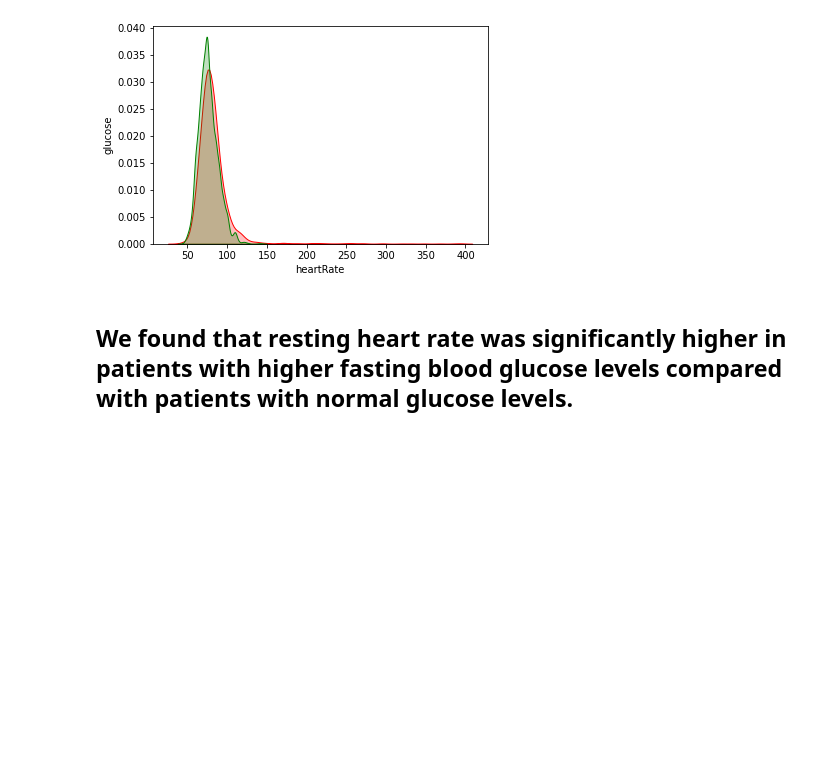
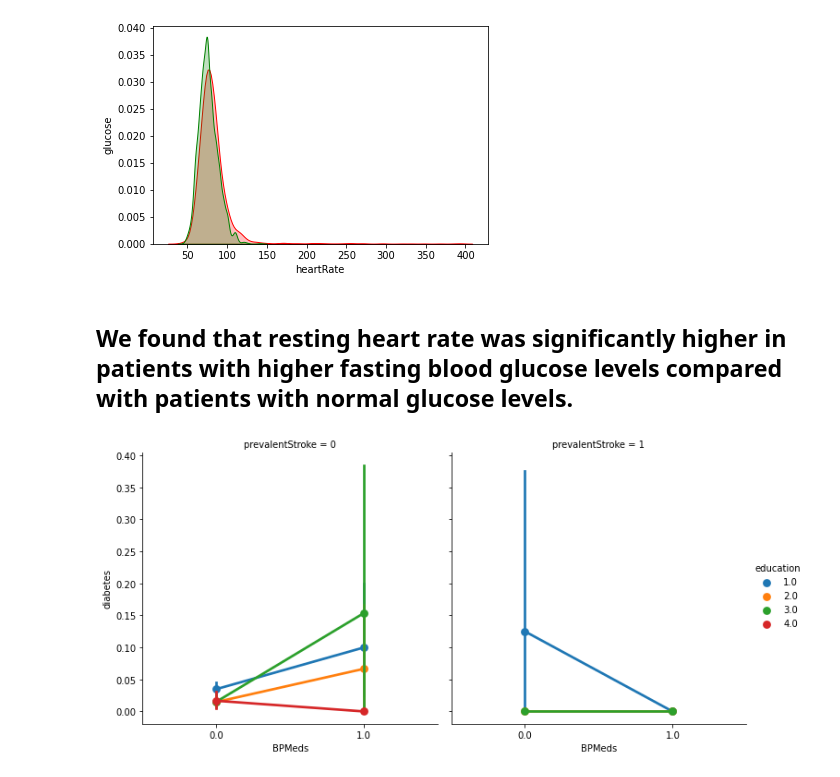
Before and after one commit to razsahil/cardiovascular_risk-analysis, a Jupyter notebook: EDA_PROJECT_.ipynb, the cells around one changed output. Cells and saved outputs as stored; diff of their text form; code cells hidden in the pictures; blank space fills up the shorter version.

```diff
--- a/EDA_PROJECT_.ipynb
+++ b/EDA_PROJECT_.ipynb
@@ -338,3 +424,8 @@ Text(0.5, 0, 'heartRate')
 [figure]
 # %% [markdown]
 ## We found that resting heart rate was significantly higher in patients with higher fasting blood glucose levels compared with patients with normal glucose levels.
+# %%
+sn.factorplot("BPMeds","diabetes",hue="education",col="prevalentStroke",data=data)
+plt.show()
+# %% [output]
+[figure, added]
```
Also changed, not shown: parts of 17 cells of this notebook.
